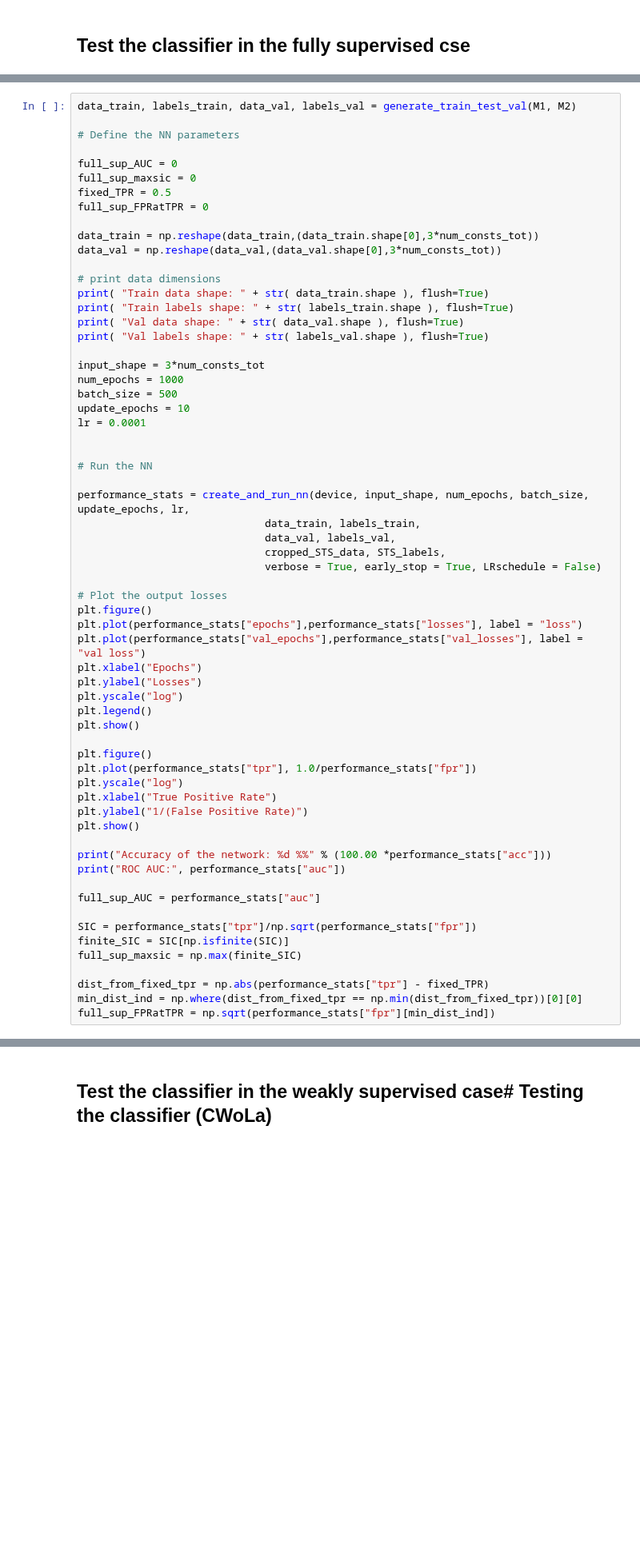
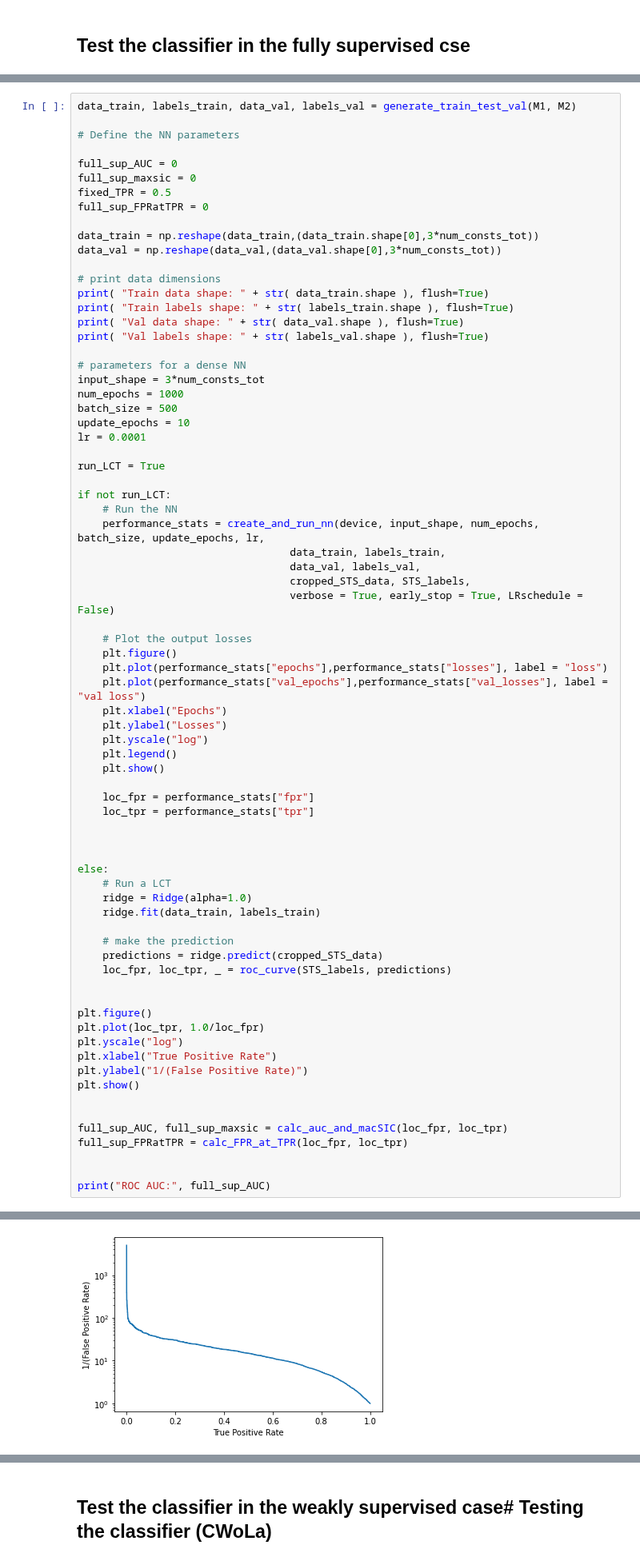
Before and after one commit to rmastand/JetCLR_AD, a Jupyter notebook: scripts/JetCLR_CWoLa_event_space.ipynb, the cells around one changed output, grey strips where cells are left out. Shown at 80% size. Cells and saved outputs as stored; diff of their text form; blank space fills up the shorter version.

```diff
--- a/scripts/JetCLR_CWoLa_event_space.ipynb
+++ b/scripts/JetCLR_CWoLa_event_space.ipynb
@@ -155,50 +161,61 @@ print( "Train labels shape: " + str( labels_train.shape ), flush=True)
 print( "Val data shape: " + str( data_val.shape ), flush=True)
 print( "Val labels shape: " + str( labels_val.shape ), flush=True)
 
+# parameters for a dense NN
 input_shape = 3*num_consts_tot
 num_epochs = 1000
 batch_size = 500
 update_epochs = 10
 lr = 0.0001
 
+run_LCT = True
 
-# Run the NN
+if not run_LCT:
+    # Run the NN
+    performance_stats = create_and_run_nn(device, input_shape, num_epochs, batch_size, update_epochs, lr,
+                                  data_train, labels_train,
+                                  data_val, labels_val,
+                                  cropped_STS_data, STS_labels,
+                                  verbose = True, early_stop = True, LRschedule = False)
 
-performance_stats = create_and_run_nn(device, input_shape, num_epochs, batch_size, update_epochs, lr,
-                              data_train, labels_train,
-                              data_val, labels_val,
-                              cropped_STS_data, STS_labels,
-                              verbose = True, early_stop = True, LRschedule = False)
+    # Plot the output losses
+    plt.figure()
+    plt.plot(performance_stats["epochs"],performance_stats["losses"], label = "loss")
+    plt.plot(performance_stats["val_epochs"],performance_stats["val_losses"], label = "val loss")
+    plt.xlabel("Epochs")
+    plt.ylabel("Losses")
+    plt.yscale("log")
+    plt.legend()
+    plt.show()
 
-# Plot the output losses
-plt.figure()
-plt.plot(performance_stats["epochs"],performance_stats["losses"], label = "loss")
-plt.plot(performance_stats["val_epochs"],performance_stats["val_losses"], label = "val loss")
-plt.xlabel("Epochs")
-plt.ylabel("Losses")
-plt.yscale("log")
-plt.legend()
-plt.show()
+    loc_fpr = performance_stats["fpr"]
+    loc_tpr = performance_stats["tpr"]
+
+
+
+else:
+    # Run a LCT
+    ridge = Ridge(alpha=1.0)
+    ridge.fit(data_train, labels_train)
+
+    # make the prediction
+    predictions = ridge.predict(cropped_STS_data)
+    loc_fpr, loc_tpr, _ = roc_curve(STS_labels, predictions)
+
 
 plt.figure()
-plt.plot(performance_stats["tpr"], 1.0/performance_stats["fpr"])
+plt.plot(loc_tpr, 1.0/loc_fpr)
 plt.yscale("log")
 plt.xlabel("True Positive Rate")
 plt.ylabel("1/(False Positive Rate)")
 plt.show()
 
-print("Accuracy of the network: %d %%" % (100.00 *performance_stats["acc"]))
-print("ROC AUC:", performance_stats["auc"])
 
-full_sup_AUC = performance_stats["auc"]
+full_sup_AUC, full_sup_maxsic = calc_auc_and_macSIC(loc_fpr, loc_tpr)
+full_sup_FPRatTPR = calc_FPR_at_TPR(loc_fpr, loc_tpr)
 
-SIC = performance_stats["tpr"]/np.sqrt(performance_stats["fpr"])
-finite_SIC = SIC[np.isfinite(SIC)]
-full_sup_maxsic = np.max(finite_SIC)
 
-dist_from_fixed_tpr = np.abs(performance_stats["tpr"] - fixed_TPR)
-min_dist_ind = np.where(dist_from_fixed_tpr == np.min(dist_from_fixed_tpr))[0][0]
-full_sup_FPRatTPR = np.sqrt(performance_stats["fpr"][min_dist_ind])
+print("ROC AUC:", full_sup_AUC)
 # %% [output]
 Train data shape: (59500, 300)
 Train labels shape: (59500,)
@@ -207,0 +224 @@ Starting training...
+[figure, new version]
```
Also changed, not shown: parts of 8 cells of this notebook, 3 other files.
